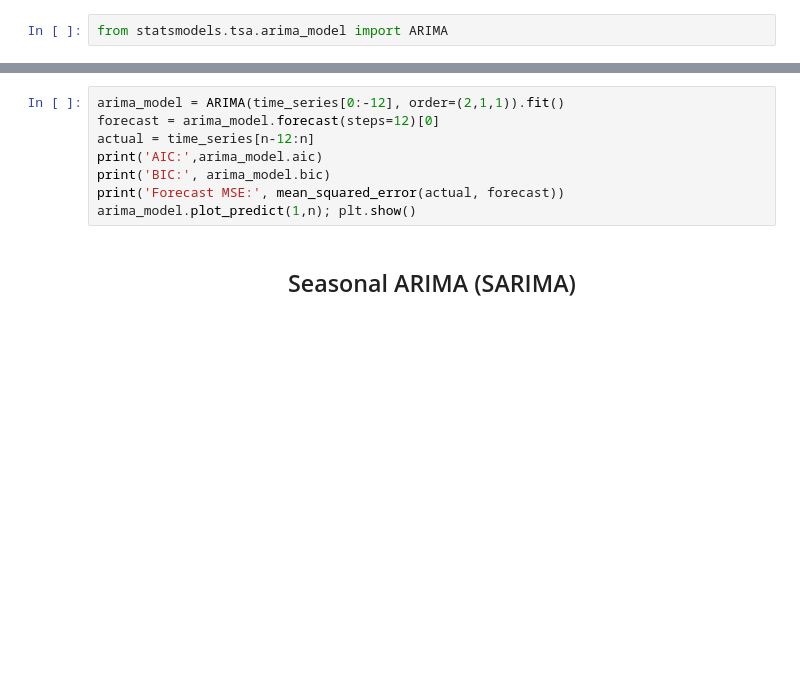
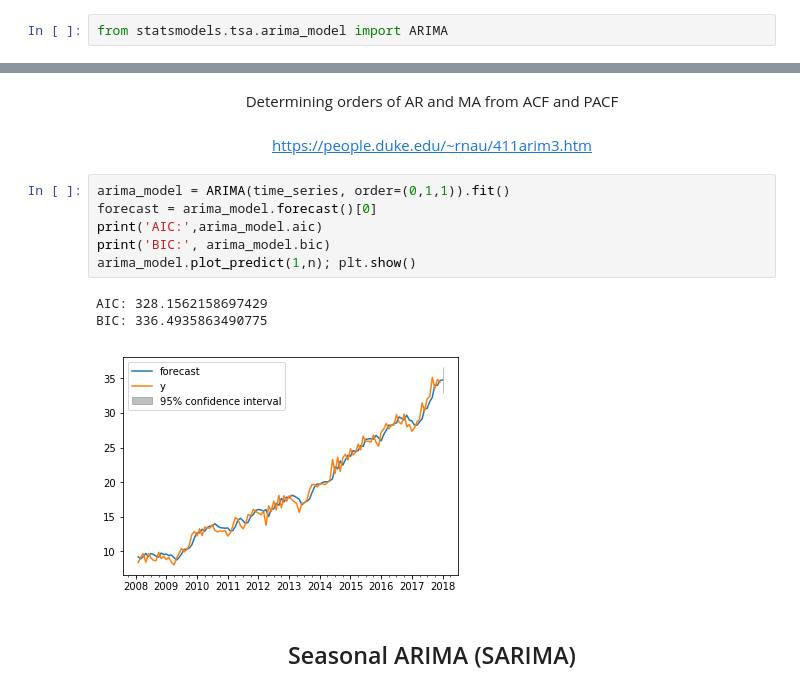
Before and after one commit to matthewsparr/Data-Science-Lessons, a Jupyter notebook: Mod 4/ARIMA/Time Series Models - ARIMA.ipynb, the cells around one changed output, grey strips where cells are left out. Cells and saved outputs as stored; diff of their text form; blank space fills up the shorter version.

```diff
--- a/Mod 4/ARIMA/Time Series Models - ARIMA.ipynb
+++ b/Mod 4/ARIMA/Time Series Models - ARIMA.ipynb
@@ -169,11 +265,17 @@ plot_pacf(time_series.diff().bfill()); plt.xlim(0,24); plt.ylim(-1,1);plt.show()
+# %% [markdown]
+<center> Determining orders of AR and MA from ACF and PACF <br>
+ <br>
+<center> <a href="https://people.duke.edu/~rnau/411arim3.htm"> https://people.duke.edu/~rnau/411arim3.htm </a>
 # %%
-arima_model = ARIMA(time_series[0:-12], order=(2,1,1)).fit()
-forecast = arima_model.forecast(steps=12)[0]
-actual = time_series[n-12:n]
+arima_model = ARIMA(time_series, order=(0,1,1)).fit()
+forecast = arima_model.forecast()[0]
 print('AIC:',arima_model.aic)
 print('BIC:', arima_model.bic)
-print('Forecast MSE:', mean_squared_error(actual, forecast))
 arima_model.plot_predict(1,n); plt.show()
+# %% [output]
+AIC: 328.1562158697429
+BIC: 336.4935863490775
+[figure, added]
 # %% [markdown]
 ## <center> Seasonal ARIMA (SARIMA)
 # %% [markdown]
```
Also changed, not shown: parts of 39 cells of this notebook.
